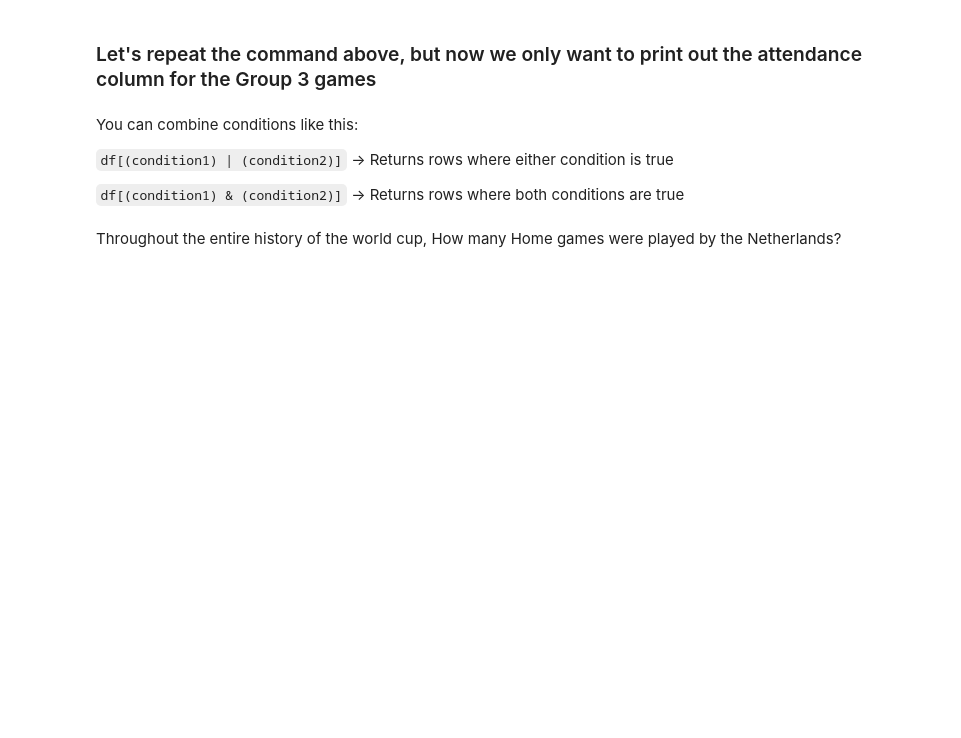
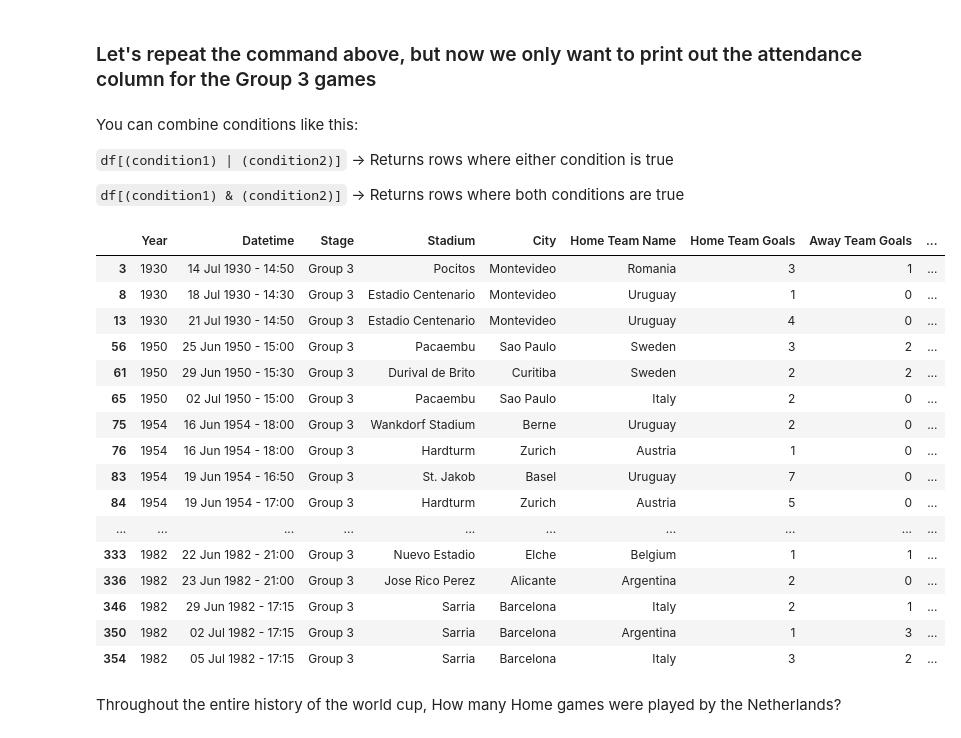
Before and after one commit to powergascan/dsc-accessing-data-with-pandas-lab-dc-ds-071519, a Jupyter notebook: index.ipynb, the cells around one changed output. Drawn from its saved outputs; the diff is of its cells as text; code cells hidden in the pictures; blank space fills up the shorter version.

```diff
--- a/index.ipynb
+++ b/index.ipynb
@@ -130,8 +130,25 @@ You can combine conditions like this:
 
 `df[(condition1) & (condition2)]`  -> Returns rows where both conditions are true
 # %%
-wc_match[\
-    (wc_match['Year']==1950) & (wc_match['Stage'].str.contains("3"))]
+wc_match[(wc_match['Stage'].str.contains("3"))]
+# %% [output]
+|  | Year | Datetime | Stage | Stadium | City | Home Team Name | Home Team Goals | Away Team Goals | ... |
+| 3 | 1930 | 14 Jul 1930 - 14:50 | Group 3 | Pocitos | Montevideo | Romania | 3 | 1 | ... |
+| 8 | 1930 | 18 Jul 1930 - 14:30 | Group 3 | Estadio Centenario | Montevideo | Uruguay | 1 | 0 | ... |
+| 13 | 1930 | 21 Jul 1930 - 14:50 | Group 3 | Estadio Centenario | Montevideo | Uruguay | 4 | 0 | ... |
+| 56 | 1950 | 25 Jun 1950 - 15:00 | Group 3 | Pacaembu | Sao Paulo | Sweden | 3 | 2 | ... |
+| 61 | 1950 | 29 Jun 1950 - 15:30 | Group 3 | Durival de Brito | Curitiba | Sweden | 2 | 2 | ... |
+| 65 | 1950 | 02 Jul 1950 - 15:00 | Group 3 | Pacaembu | Sao Paulo | Italy | 2 | 0 | ... |
+| 75 | 1954 | 16 Jun 1954 - 18:00 | Group 3 | Wankdorf Stadium | Berne | Uruguay | 2 | 0 | ... |
+| 76 | 1954 | 16 Jun 1954 - 18:00 | Group 3 | Hardturm | Zurich | Austria | 1 | 0 | ... |
+| 83 | 1954 | 19 Jun 1954 - 16:50 | Group 3 | St. Jakob | Basel | Uruguay | 7 | 0 | ... |
+| 84 | 1954 | 19 Jun 1954 - 17:00 | Group 3 | Hardturm | Zurich | Austria | 5 | 0 | ... |
+| ... | ... | ... | ... | ... | ... | ... | ... | ... | ... |
+| 333 | 1982 | 22 Jun 1982 - 21:00 | Group 3 | Nuevo Estadio | Elche | Belgium | 1 | 1 | ... |
+| 336 | 1982 | 23 Jun 1982 - 21:00 | Group 3 | Jose Rico Perez | Alicante | Argentina | 2 | 0 | ... |
+| 346 | 1982 | 29 Jun 1982 - 17:15 | Group 3 | Sarria | Barcelona | Italy | 2 | 1 | ... |
+| 350 | 1982 | 02 Jul 1982 - 17:15 | Group 3 | Sarria | Barcelona | Argentina | 1 | 3 | ... |
+| 354 | 1982 | 05 Jul 1982 - 17:15 | Group 3 | Sarria | Barcelona | Italy | 3 | 2 | ... |
 # %% [markdown]
 Throughout the entire history of the world cup, How many Home games were played by the Netherlands?
 # %% [markdown]
```
